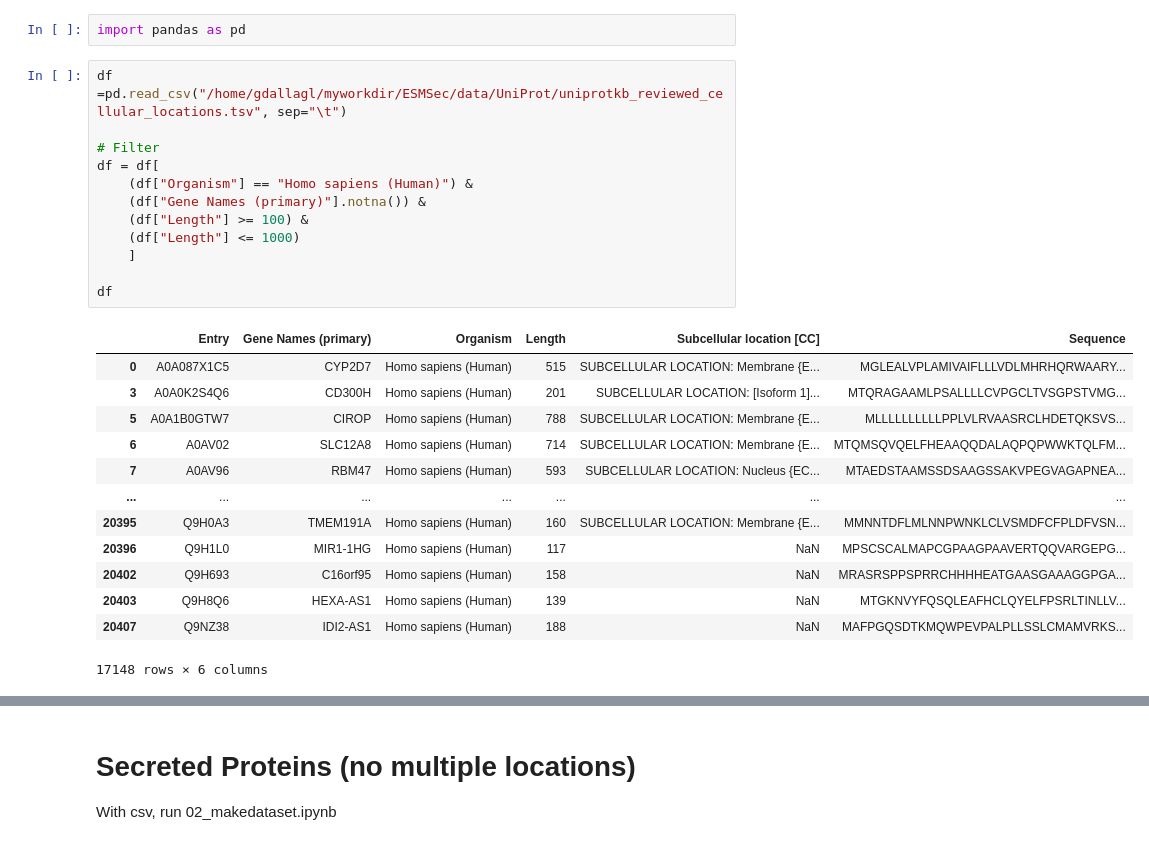
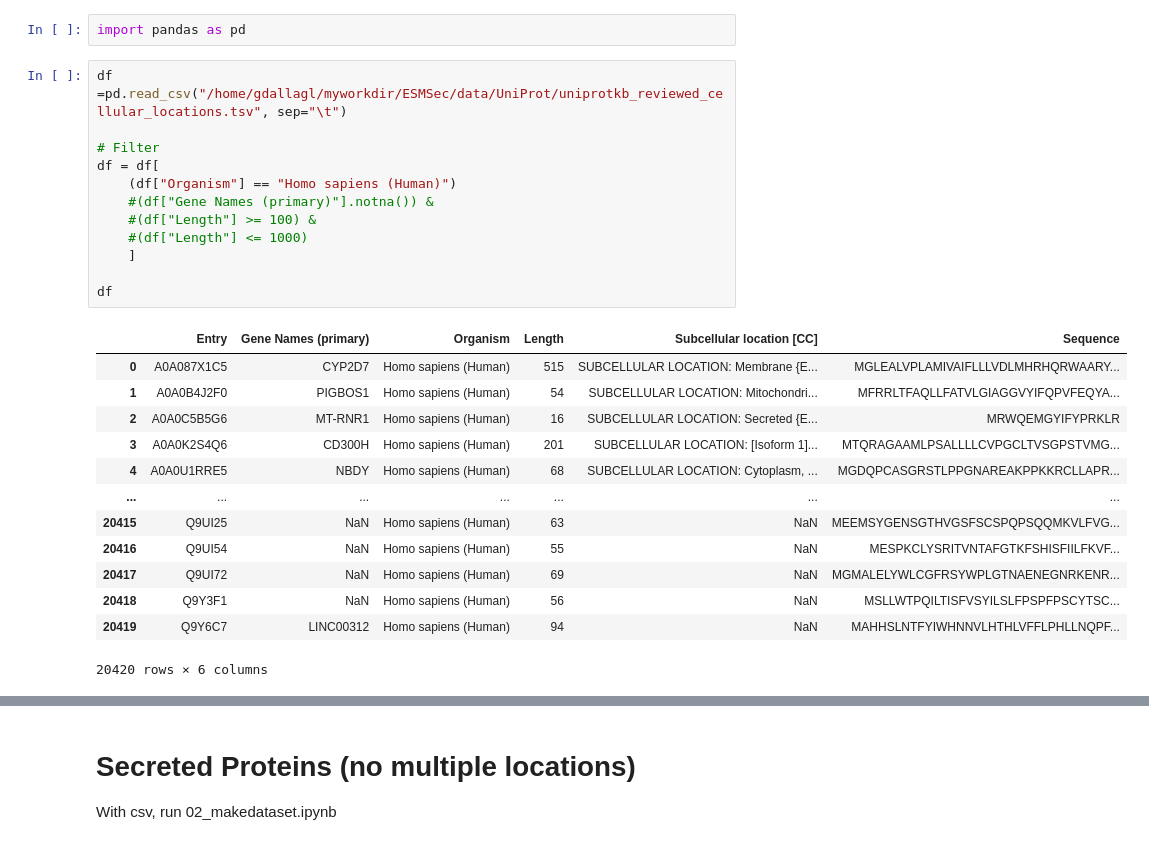
Before and after one commit to 8gabri8/ESMSec, a Jupyter notebook: scripts/cell_location.ipynb, the cells around one changed output, grey strips where cells are left out. Drawn from its saved outputs; the diff is of its cells as text.

```diff
--- a/scripts/cell_location.ipynb
+++ b/scripts/cell_location.ipynb
@@ -3,29 +3,29 @@ import pandas as pd
 # %%
 df =pd.read_csv("/home/gdallagl/myworkdir/ESMSec/data/UniProt/uniprotkb_reviewed_cellular_locations.tsv", sep="\t")
 
 # Filter
 df = df[
-    (df["Organism"] == "Homo sapiens (Human)") &
-    (df["Gene Names (primary)"].notna()) &
-    (df["Length"] >= 100) &
-    (df["Length"] <= 1000)
+    (df["Organism"] == "Homo sapiens (Human)")
+    #(df["Gene Names (primary)"].notna()) &
+    #(df["Length"] >= 100) &
+    #(df["Length"] <= 1000)
     ]
 
 df
 # %% [output]
 |  | Entry | Gene Names (primary) | Organism | Length | Subcellular location [CC] | Sequence |
 | 0 | A0A087X1C5 | CYP2D7 | Homo sapiens (Human) | 515 | SUBCELLULAR LOCATION: Membrane {E... | MGLEALVPLAMIVAIFLLLVDLMHRHQRWAARY... |
+| 1 | A0A0B4J2F0 | PIGBOS1 | Homo sapiens (Human) | 54 | SUBCELLULAR LOCATION: Mitochondri... | MFRRLTFAQLLFATVLGIAGGVYIFQPVFEQYA... |
+| 2 | A0A0C5B5G6 | MT-RNR1 | Homo sapiens (Human) | 16 | SUBCELLULAR LOCATION: Secreted {E... | MRWQEMGYIFYPRKLR |
 | 3 | A0A0K2S4Q6 | CD300H | Homo sapiens (Human) | 201 | SUBCELLULAR LOCATION: [Isoform 1]... | MTQRAGAAMLPSALLLLCVPGCLTVSGPSTVMG... |
-| 5 | A0A1B0GTW7 | CIROP | Homo sapiens (Human) | 788 | SUBCELLULAR LOCATION: Membrane {E... | MLLLLLLLLLLPPLVLRVAASRCLHDETQKSVS... |
-| 6 | A0AV02 | SLC12A8 | Homo sapiens (Human) | 714 | SUBCELLULAR LOCATION: Membrane {E... | MTQMSQVQELFHEAAQQDALAQPQPWWKTQLFM... |
-| 7 | A0AV96 | RBM47 | Homo sapiens (Human) | 593 | SUBCELLULAR LOCATION: Nucleus {EC... | MTAEDSTAAMSSDSAAGSSAKVPEGVAGAPNEA... |
+| 4 | A0A0U1RRE5 | NBDY | Homo sapiens (Human) | 68 | SUBCELLULAR LOCATION: Cytoplasm, ... | MGDQPCASGRSTLPPGNAREAKPPKKRCLLAPR... |
 | ... | ... | ... | ... | ... | ... | ... |
-| 20395 | Q9H0A3 | TMEM191A | Homo sapiens (Human) | 160 | SUBCELLULAR LOCATION: Membrane {E... | MMNNTDFLMLNNPWNKLCLVSMDFCFPLDFVSN... |
-| 20396 | Q9H1L0 | MIR1-1HG | Homo sapiens (Human) | 117 | NaN | MPSCSCALMAPCGPAAGPAAVERTQQVARGEPG... |
-| 20402 | Q9H693 | C16orf95 | Homo sapiens (Human) | 158 | NaN | MRASRSPPSPRRCHHHHEATGAASGAAAGGPGA... |
-| 20403 | Q9H8Q6 | HEXA-AS1 | Homo sapiens (Human) | 139 | NaN | MTGKNVYFQSQLEAFHCLQYELFPSRLTINLLV... |
-| 20407 | Q9NZ38 | IDI2-AS1 | Homo sapiens (Human) | 188 | NaN | MAFPGQSDTKMQWPEVPALPLLSSLCMAMVRKS... |
+| 20415 | Q9UI25 | NaN | Homo sapiens (Human) | 63 | NaN | MEEMSYGENSGTHVGSFSCSPQPSQQMKVLFVG... |
+| 20416 | Q9UI54 | NaN | Homo sapiens (Human) | 55 | NaN | MESPKCLYSRITVNTAFGTKFSHISFIILFKVF... |
+| 20417 | Q9UI72 | NaN | Homo sapiens (Human) | 69 | NaN | MGMALELYWLCGFRSYWPLGTNAENEGNRKENR... |
+| 20418 | Q9Y3F1 | NaN | Homo sapiens (Human) | 56 | NaN | MSLLWTPQILTISFVSYILSLFPSPFPSCYTSC... |
+| 20419 | Q9Y6C7 | LINC00312 | Homo sapiens (Human) | 94 | NaN | MAHHSLNTFYIWHNNVLHTHLVFFLPHLLNQPF... |
-17148 rows × 6 columns
+20420 rows × 6 columns
 # %%
 display(df.iloc[[10]]["Subcellular location [CC]"].values)
 
```
Also changed, not shown: parts of 13 cells of this notebook, 13 other files.
